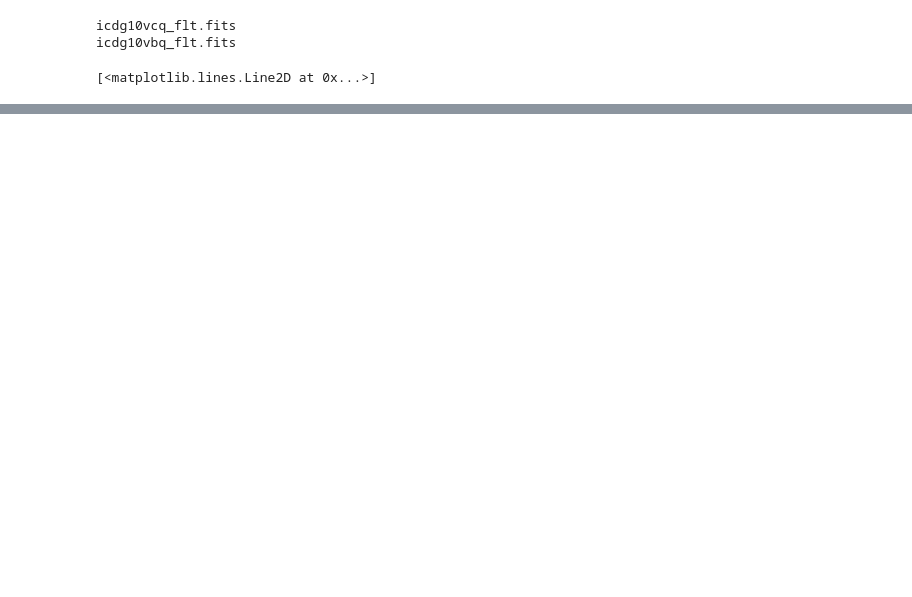
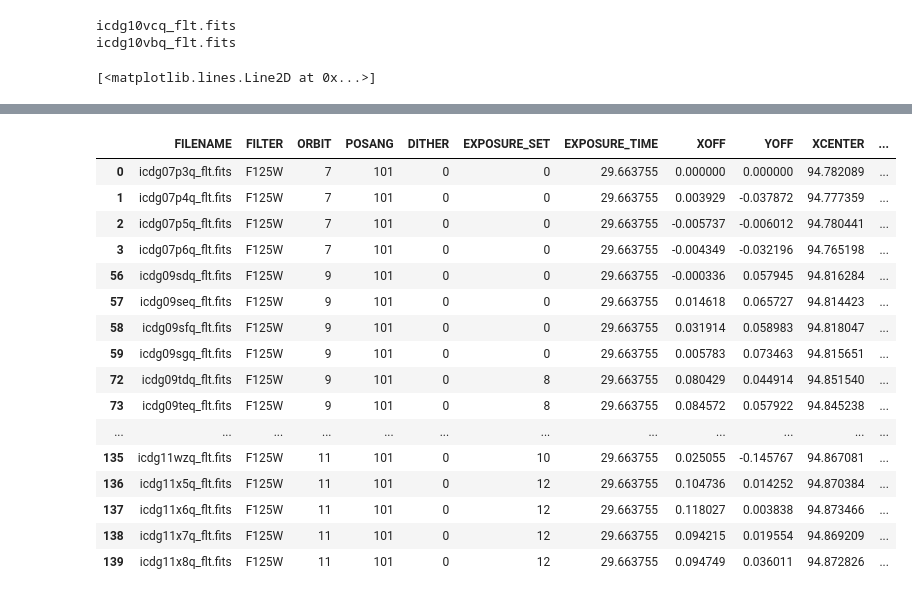
Before and after one commit to YifZhou/Exoplanet-Patchy-Clouds, a Jupyter notebook: ABPIC_Data_Analysis/playWithResult.ipynb, the cells around one changed output, grey strips where cells are left out. Cells and saved outputs as stored; diff of their text form; code cells hidden in the pictures; blank space fills up the shorter version.

```diff
--- a/ABPIC_Data_Analysis/playWithResult.ipynb
+++ b/ABPIC_Data_Analysis/playWithResult.ipynb
@@ -73,0 +76,20 @@ DF160.to_csv('Jan_07_F160W_result.csv', index = False)
+# %%
+DF[(DF['POSANG'] == 101) & (DF['DITHER'] == 0)]
+# %% [output]
+|  | FILENAME | FILTER | ORBIT | POSANG | DITHER | EXPOSURE_SET | EXPOSURE_TIME | XOFF | YOFF | XCENTER | ... |
+| 0 | icdg07p3q_flt.fits | F125W | 7 | 101 | 0 | 0 | 29.663755 | 0.000000 | 0.000000 | 94.782089 | ... |
+| 1 | icdg07p4q_flt.fits | F125W | 7 | 101 | 0 | 0 | 29.663755 | 0.003929 | -0.037872 | 94.777359 | ... |
+| 2 | icdg07p5q_flt.fits | F125W | 7 | 101 | 0 | 0 | 29.663755 | -0.005737 | -0.006012 | 94.780441 | ... |
+| 3 | icdg07p6q_flt.fits | F125W | 7 | 101 | 0 | 0 | 29.663755 | -0.004349 | -0.032196 | 94.765198 | ... |
+| 56 | icdg09sdq_flt.fits | F125W | 9 | 101 | 0 | 0 | 29.663755 | -0.000336 | 0.057945 | 94.816284 | ... |
+| 57 | icdg09seq_flt.fits | F125W | 9 | 101 | 0 | 0 | 29.663755 | 0.014618 | 0.065727 | 94.814423 | ... |
+| 58 | icdg09sfq_flt.fits | F125W | 9 | 101 | 0 | 0 | 29.663755 | 0.031914 | 0.058983 | 94.818047 | ... |
+| 59 | icdg09sgq_flt.fits | F125W | 9 | 101 | 0 | 0 | 29.663755 | 0.005783 | 0.073463 | 94.815651 | ... |
+| 72 | icdg09tdq_flt.fits | F125W | 9 | 101 | 0 | 8 | 29.663755 | 0.080429 | 0.044914 | 94.851540 | ... |
+| 73 | icdg09teq_flt.fits | F125W | 9 | 101 | 0 | 8 | 29.663755 | 0.084572 | 0.057922 | 94.845238 | ... |
+| ... | ... | ... | ... | ... | ... | ... | ... | ... | ... | ... | ... |
+| 135 | icdg11wzq_flt.fits | F125W | 11 | 101 | 0 | 10 | 29.663755 | 0.025055 | -0.145767 | 94.867081 | ... |
+| 136 | icdg11x5q_flt.fits | F125W | 11 | 101 | 0 | 12 | 29.663755 | 0.104736 | 0.014252 | 94.870384 | ... |
+| 137 | icdg11x6q_flt.fits | F125W | 11 | 101 | 0 | 12 | 29.663755 | 0.118027 | 0.003838 | 94.873466 | ... |
+| 138 | icdg11x7q_flt.fits | F125W | 11 | 101 | 0 | 12 | 29.663755 | 0.094215 | 0.019554 | 94.869209 | ... |
+| 139 | icdg11x8q_flt.fits | F125W | 11 | 101 | 0 | 12 | 29.663755 | 0.094749 | 0.036011 | 94.872826 | ... |
```
Also changed, not shown: parts of 6 cells of this notebook, 7 other files.
